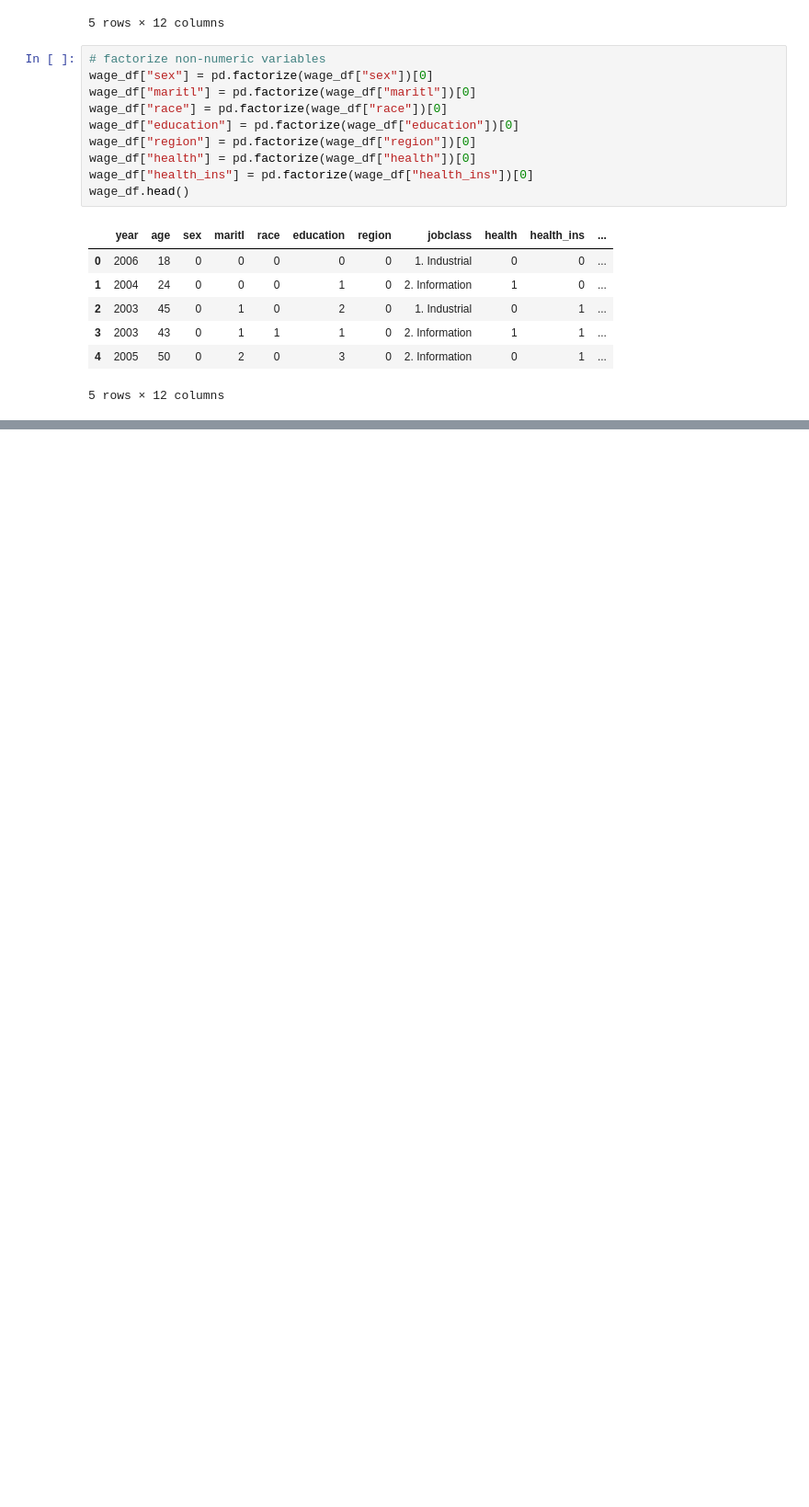
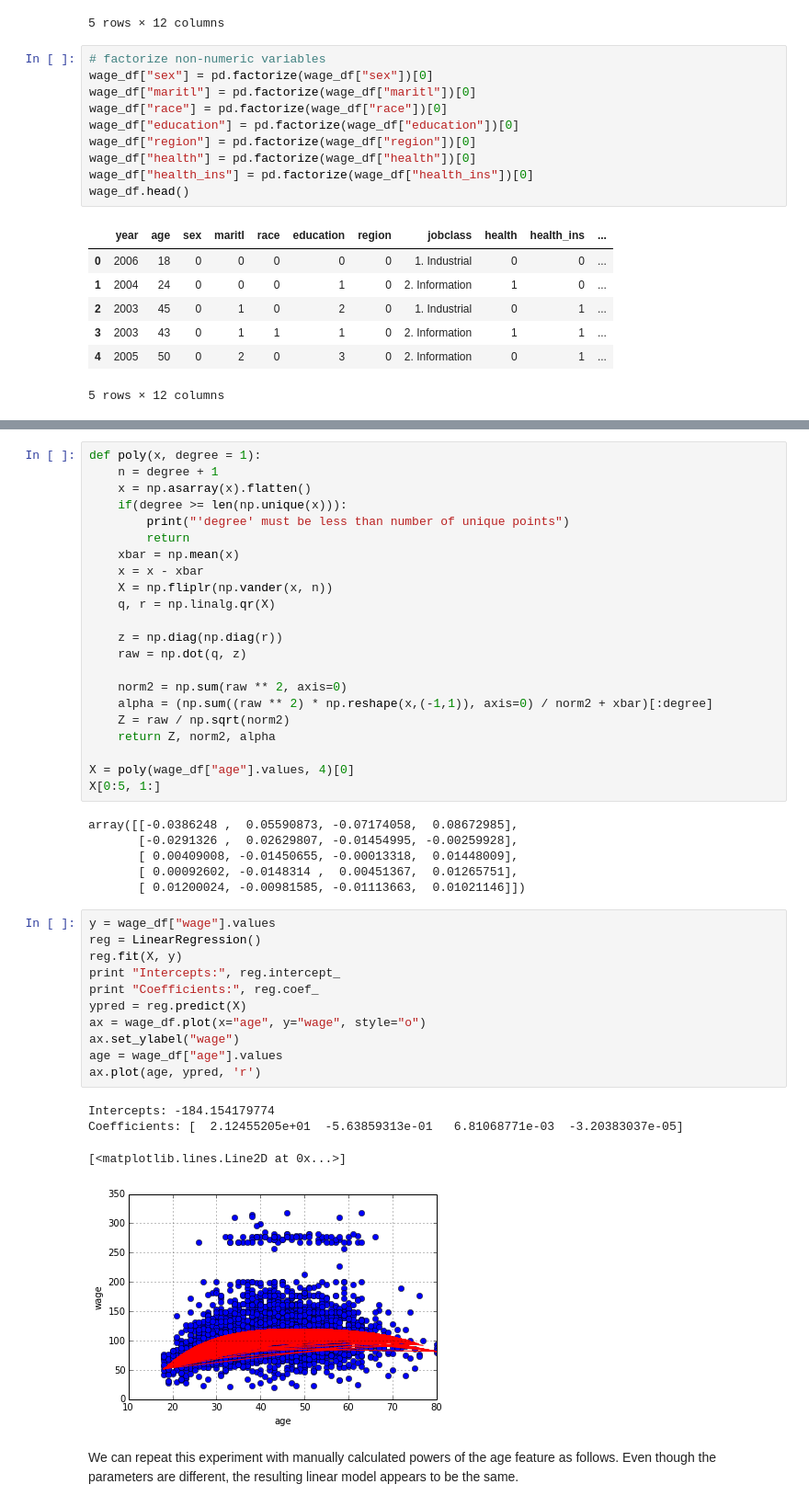
Before and after one commit to sujitpal/mlia-examples, a Jupyter notebook: src/statlearning_notebooks/chapter7.ipynb, the cells around one changed output, grey strips where cells are left out. Shown: that part at 92% size. Saved outputs shown, nothing was run; the diff lists cells and outputs as text; blank space fills up the shorter version.

```diff
--- a/src/statlearning_notebooks/chapter7.ipynb
+++ b/src/statlearning_notebooks/chapter7.ipynb
@@ -43,0 +50,46 @@ We attempt to build a model to predict wage given a degree 4 polynomial over age
+# %%
+def poly(x, degree = 1):
+    n = degree + 1
+    x = np.asarray(x).flatten()
+    if(degree >= len(np.unique(x))):
+        print("'degree' must be less than number of unique points")
+        return
+    xbar = np.mean(x)
+    x = x - xbar
+    X = np.fliplr(np.vander(x, n))
+    q, r = np.linalg.qr(X)
+
+    z = np.diag(np.diag(r))
+    raw = np.dot(q, z)
+
+    norm2 = np.sum(raw ** 2, axis=0)
+    alpha = (np.sum((raw ** 2) * np.reshape(x,(-1,1)), axis=0) / norm2 + xbar)[:degree]
+    Z = raw / np.sqrt(norm2)
+    return Z, norm2, alpha
+
+X = poly(wage_df["age"].values, 4)[0]
+X[0:5, 1:]
+# %% [output]
+array([[-0.0386248 ,  0.05590873, -0.07174058,  0.08672985],
+       [-0.0291326 ,  0.02629807, -0.01454995, -0.00259928],
+       [ 0.00409008, -0.01450655, -0.00013318,  0.01448009],
+       [ 0.00092602, -0.0148314 ,  0.00451367,  0.01265751],
+       [ 0.01200024, -0.00981585, -0.01113663,  0.01021146]])
+# %%
+y = wage_df["wage"].values
+reg = LinearRegression()
+reg.fit(X, y)
+print "Intercepts:", reg.intercept_
+print "Coefficients:", reg.coef_
+ypred = reg.predict(X)
+ax = wage_df.plot(x="age", y="wage", style="o")
+ax.set_ylabel("wage")
+age = wage_df["age"].values
+ax.plot(age, ypred, 'r')
+# %% [output]
+Intercepts: -184.154179774
+Coefficients: [  2.12455205e+01  -5.63859313e-01   6.81068771e-03  -3.20383037e-05]
+[<matplotlib.lines.Line2D at 0x...>]
+[figure, added]
+# %% [markdown]
+We can repeat this experiment with manually calculated powers of the age feature as follows. Even though the parameters are different, the resulting linear model appears to be the same.
```
Also changed, not shown: parts of 13 cells of this notebook, 4 other files.
